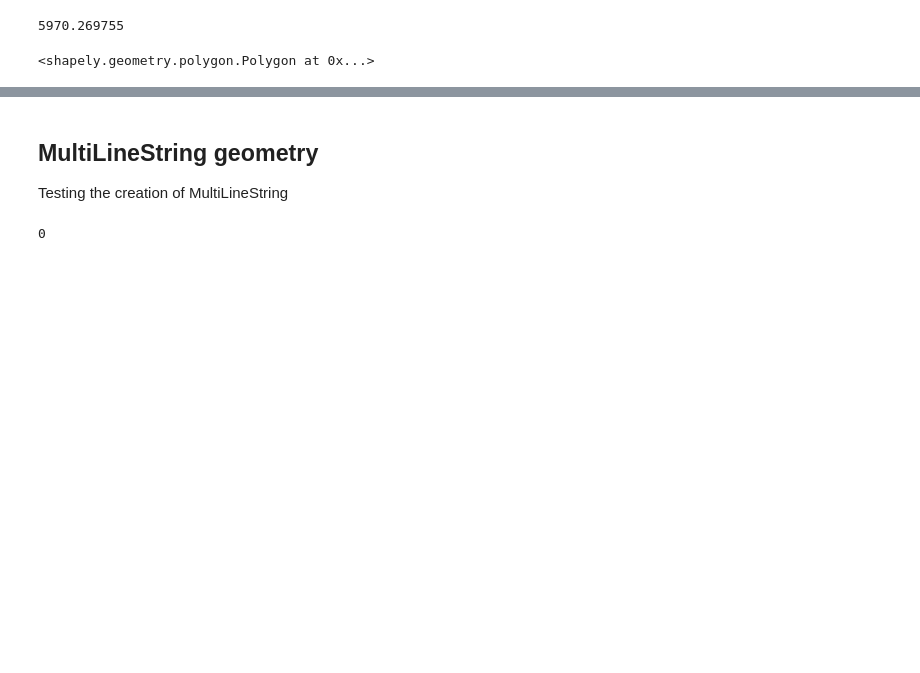
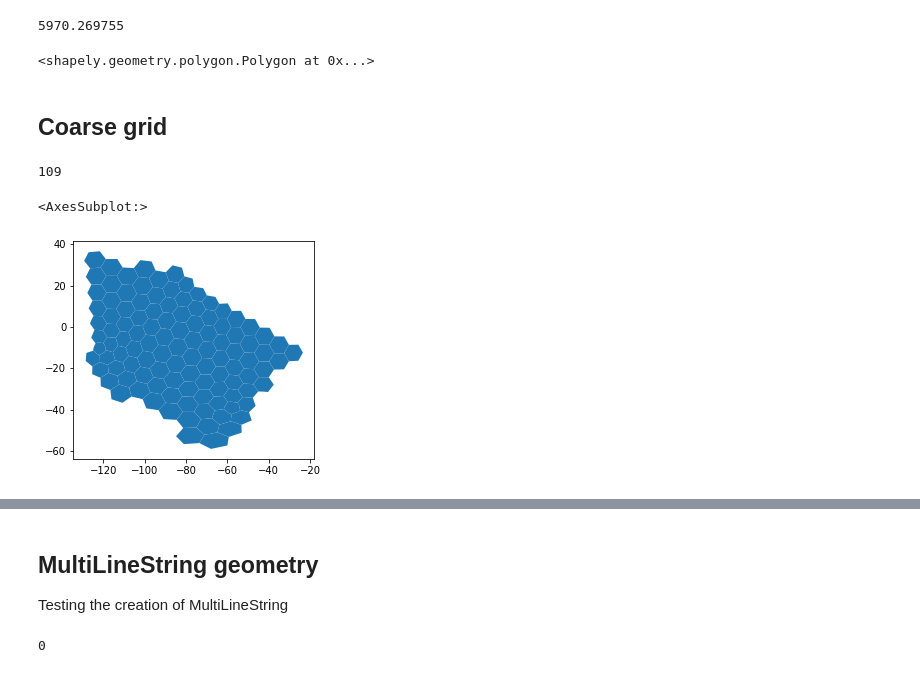
Before and after one commit to EL-BID/IDB-IDB-Invest-Coronavirus-Impact-Dashboard, a Jupyter notebook: notebooks/katana_bounds.ipynb, the cells around one changed output, grey strips where cells are left out. Cells and saved outputs as stored; diff of their text form; code cells hidden in the pictures; blank space fills up the shorter version.

```diff
--- a/notebooks/katana_bounds.ipynb
+++ b/notebooks/katana_bounds.ipynb
@@ -88,3 +86,18 @@ geometry
 # %% [output]
 5970.269755
 <shapely.geometry.polygon.Polygon at 0x...>
+# %% [markdown]
+## Coarse grid
+# %%
+from babelgrid import Babel
+
+tiles = Babel('h3').polyfill(geometry, resolution=1)
+len(tiles)
+# %% [output]
+109
+# %%
+tiles_gdf = gpd.GeoDataFrame([t.to_dict() for t in tiles], geometry='shapely')
+tiles_gdf.plot()
+# %% [output]
+<AxesSubplot:>
+[figure, added]
```
Also changed, not shown: parts of 5 cells of this notebook, 1 other file.
